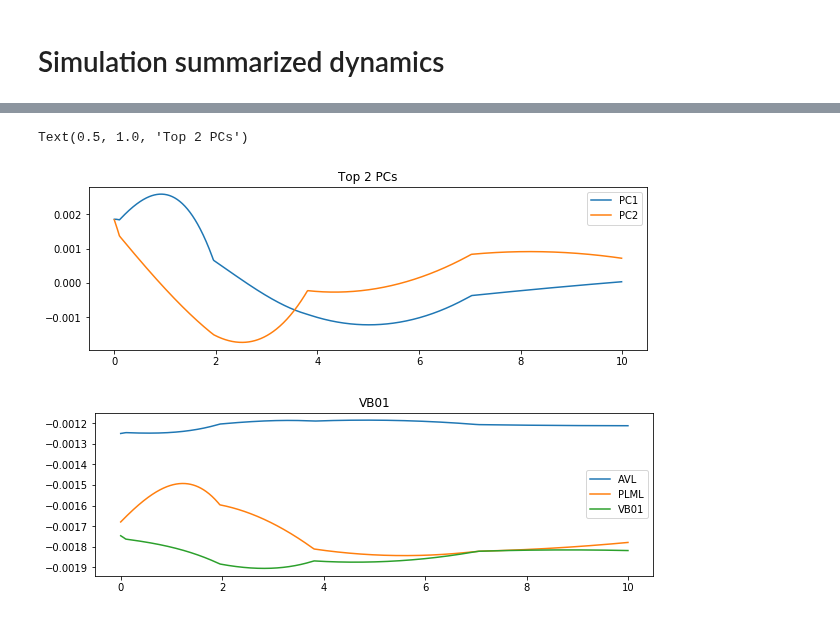
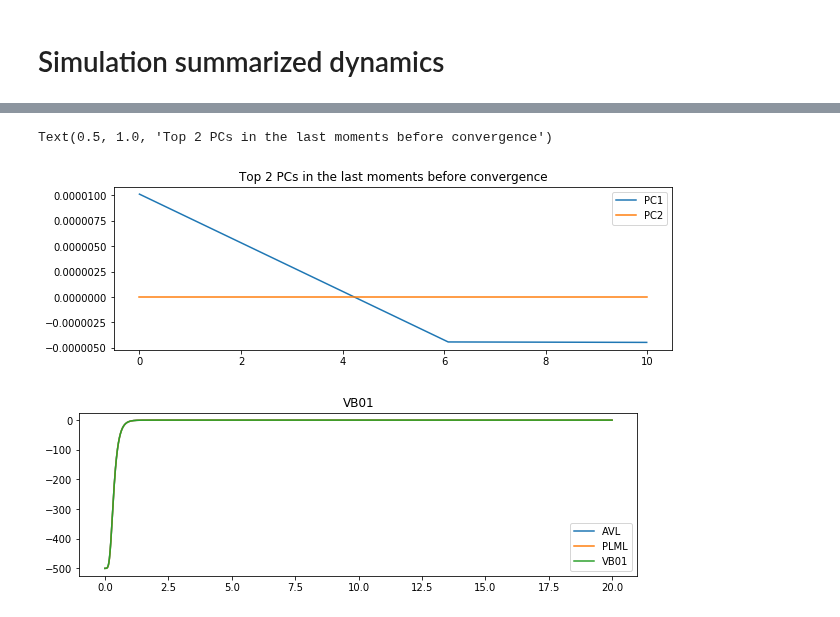
Before and after one commit to sjonany/c-elegans-interactome-analysis, a Jupyter notebook: simulation_visualization.ipynb, the cells around one changed output, grey strips where cells are left out. Saved outputs shown, nothing was run; the diff lists cells and outputs as text; code cells hidden in the pictures.

```diff
--- a/simulation_visualization.ipynb
+++ b/simulation_visualization.ipynb
@@ -1,8 +1,8 @@
 # %%
 # Define parameters to run the notebook here
-C = 0.002
-Gc = 0.7
-ggap = 1.0
+C = 0.015
+Gc = 0.1
+ggap = 0.0
 gsyn = 1.0
 
 # Example params where oscillation is seen
@@ -50,6 +50,6 @@ from util.plot_util import *
 neuron_metadata_collection = NeuronMetadataCollection.load_from_chem_json('data/chem.json')
 
 start_time = time.time()
-fwd_dynamics = simulate_until_stable(C, Gc, ggap, gsyn)
+all_dynamics = simulate_until_stable(C, Gc, ggap, gsyn)
 elapsed_time = time.time() - start_time
 # %% [output]
@@ -59,22 +58,25 @@ Simulation length 4000.00, convergence 2.03, amplitude 0.00
 # %% [markdown]
 # Simulation key statistics
 # %%
+last_n = 1000
+n = all_dynamics.shape[0]
+last_dynamics = all_dynamics[-last_n:,:]
 pca = PCA()
-n = fwd_dynamics.shape[0]
 
 # Perform mean-centering before PCA
-X = fwd_dynamics - fwd_dynamics.mean(axis= 0)
-projected_X = pca.fit_transform(fwd_dynamics)
+X = last_dynamics - last_dynamics.mean(axis= 0)
+projected_X = pca.fit_transform(last_dynamics)
 dom_mode = projected_X[:,0]
 dom_amplitude = get_amplitude(dom_mode)
-dom_amplitude_convergence = get_amplitude_convergence(dom_mode)
+dom_amplitude_diff_raw, dom_amplitude_diff_scaled = get_amplitude_differences(dom_mode)
 dom_period = get_period(dom_mode)
 
-eigen_vals = get_eigenvalues_from_pca(pca, n)
+eigen_vals = get_eigenvalues_from_pca(pca, last_n)
 dimensionality = get_dimensionality(eigen_vals)
 print("Elapsed time: {0:.2f}s".format(elapsed_time))
 print("Dominant period: {0:.2f}".format(dom_period))
 print("Dominant amplitude: {0:.2f}".format(dom_amplitude))
-print("Dominant amplitude convergence: {0:.2f}".format(dom_amplitude_convergence))
+print("Dominant amplitude diff raw: {0:.2f}".format(dom_amplitude_diff_raw))
+print("Dominant amplitude diff scaled: {0:.2f}".format(dom_amplitude_diff_scaled))
 print("Dimensionality: {0:.2f}".format(dimensionality))
 # %% [output]
@@ -88,15 +103,16 @@ Dimensionality: 1.89
 # %%
-times = np.arange(0, n * 0.01 , 0.01)
+times = np.arange(0, last_n * 0.01 , 0.01)
 fig, ax = plt.subplots(nrows=1, ncols=1, figsize=(10, 3))
 ax.plot(times, projected_X[:,0], label = "PC1")
 ax.plot(times, projected_X[:,1], label = "PC2")
 ax.legend()
-ax.set_title("Top 2 PCs")
+ax.set_title("Top 2 PCs in the last moments before convergence")
 # %% [output]
-Text(0.5, 1.0, 'Top 2 PCs')
+Text(0.5, 1.0, 'Top 2 PCs in the last moments before convergence')
-[figure, old version]
+[figure, new version]
 # %%
+# Plot initial dynamics
 # AVL = interneuron. PLML = sensory neuron. VB01 = motor neuron.
-_ = plot_saved_dynamics_collapsed(['AVL', 'PLML', 'VB01'], fwd_dynamics, neuron_metadata_collection)
+_ = plot_saved_dynamics_collapsed(['AVL', 'PLML', 'VB01'], all_dynamics, neuron_metadata_collection)
 # %% [output]
-[figure, old version]
+[figure, new version]
```
Also changed, not shown: parts of 4 cells of this notebook, 4 other files.
